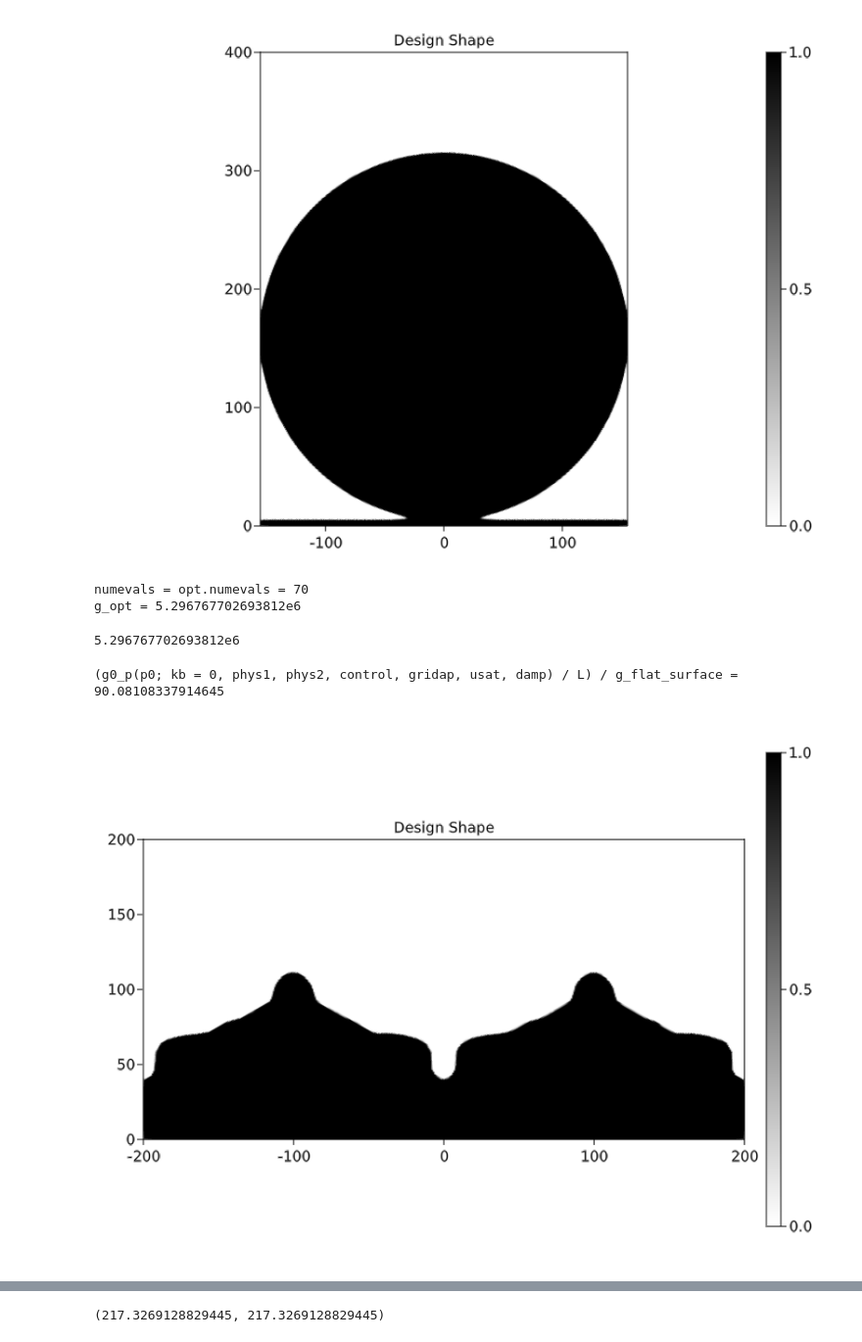
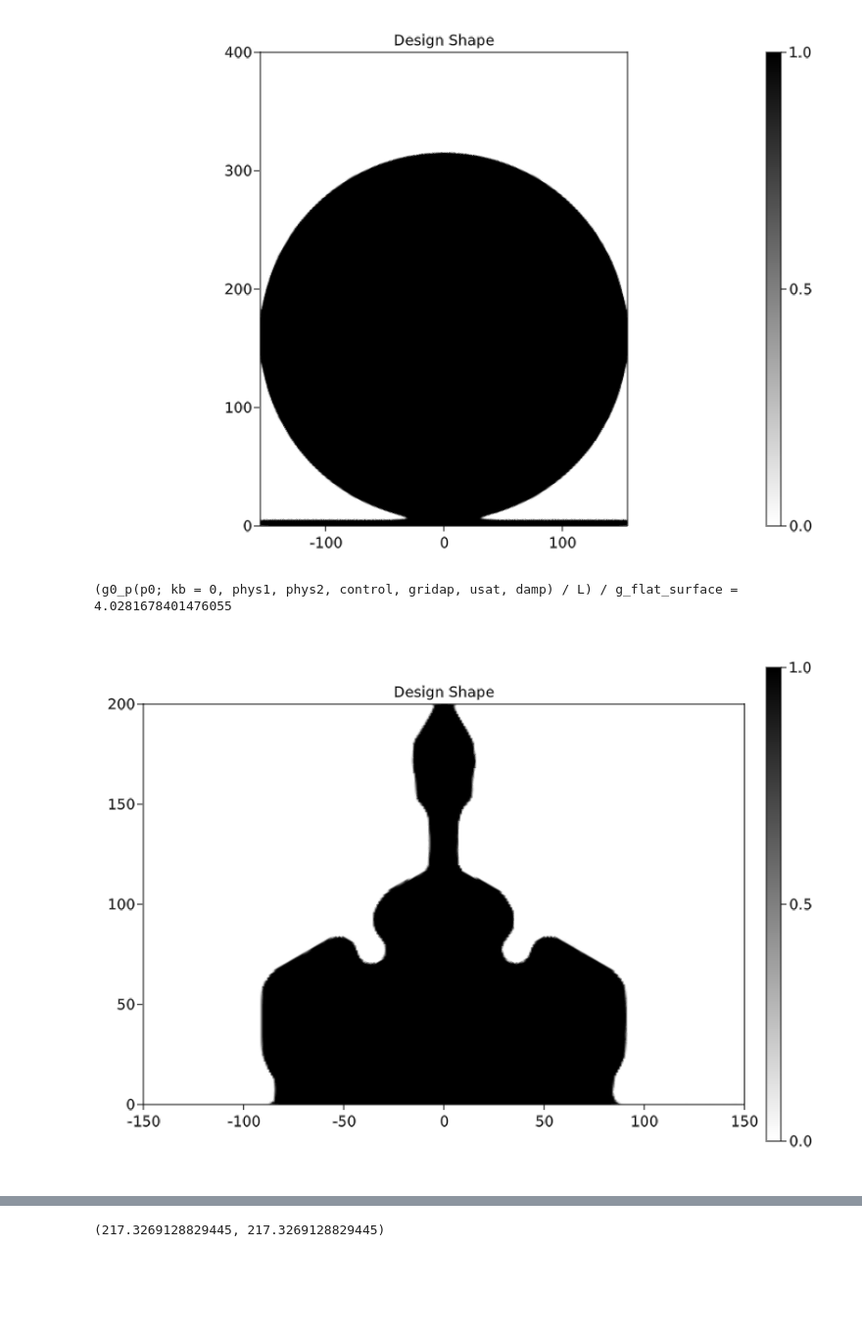
Before and after one commit to WenjieYao/RamanInFluid, a Jupyter notebook: Main.ipynb, the cells around one changed output, grey strips where cells are left out. Shown: that part at 98% size. Drawn from its saved outputs; the diff is of its cells as text; code cells hidden in the pictures; blank space fills up the shorter version.

```diff
--- a/Main.ipynb
+++ b/Main.ipynb
@@ -40,7 +40,7 @@ nm1,nm2
 # %%
 hr = (λ1+λ2)/nf/4          # Height of Raman molecule
 # Geometry parameters of the mesh
-L = 400           # Length of the normal region
+L = 300           # Length of the normal region
 hair = 500 + hr       # Height of the air region
 hs = 300 + hr         # Height of the source location in air
 ht = 200 + hr         # Height of the target location in air
@@ -251,7 +251,7 @@ d_list = [1e-4, 5e-4, 1e-3, 5e-3, 1e-2, 1e-2, 1e-2]*1e3
 g_opt = 0
 usat = (10)^2/4
 #damp = 1
-for bi = 6 : 6
+for bi = 5 : 6
     β = β_list[bi]
     α = 1/(2*Q_list[bi])
     damp = d_list[bi] * 10 / usat
@@ -263,18 +263,18 @@ for bi = 6 : 6
         control = ControllingParameters(flag_f, flag_t, r, β, η, α, nparts, nkx, K, Amp, Bp, pv, c, ηe, ηd, hrd)
     end
 
-#     if bi == 1
-#         g_opt, p_opt = g0_p_optimize(p_init, 1e-8, 70; phys1, phys2, control, gridap, usat, damp)
+    if bi == 0
+        g_opt, p_opt = g0_p_optimize(p_init, 1e-8, 70; phys1, phys2, control, gridap, usat, damp)
+
+    else
+        g_opt, p_opt = g0_p_optimize([], 1e-8, 70; phys1, phys2, control, gridap, usat, damp)
+    end
+#     if bi == 6
+#         g_opt, p_opt = g0_p_optimize(p_init, 1e-12, 70; phys1, phys2, control, gridap)
 
 #     else
-#         g_opt, p_opt = g0_p_optimize([], 1e-8, 70; phys1, phys2, control, gridap, usat, damp)
+#         g_opt, p_opt = g0_p_optimize([], 1e-12, 70; phys1, phys2, control, gridap)
 #     end
-    if bi == 6
-        g_opt, p_opt = g0_p_optimize(p_init, 1e-12, 70; phys1, phys2, control, gridap)
-
-    else
-        g_opt, p_opt = g0_p_optimize([], 1e-12, 70; phys1, phys2, control, gridap)
-    end
     if isfile("p_opt.value.txt")
         run(`rm p_opt_value.txt`)
     end
@@ -289,17 +289,13 @@ for bi = 6 : 6
     end
 end
 @show g_opt
-# %% [output]
-numevals = opt.numevals = 70
-g_opt = 5.296767702693812e6
-5.296767702693812e6
 # %%
 # Output and view
 ImportFromFile = true
 N = num_free_dofs(gridap.FE_U)
 if ImportFromFile
     #p_max = readdlm("cloud/task5/p_opt_value.txt", Float64)
-    p_max = readdlm("p_opt_value.txt", Float64)
+    p_max = p_init#readdlm("p_opt_value.txt", Float64)
     p0 = p_max[:]
 #     p_cutoff = 0.5
 #     p0[p0.<p_cutoff] .= 0.0
@@ -307,36 +303,36 @@ if ImportFromFile
 else
     p0 = zeros(gridap.np)
 end
 
 kb = 0
-usat = Inf #(20)^2/4
+usat = (10)^2/4
 damp = 100 / usat
 
 pf_vec = pf_p0(p0; control, gridap)
 pfh = FEFunction(gridap.FE_Pf, pf_vec)
 pth = (pf -> Threshold(pf; control)) ∘ pfh
 A1_mat = MatrixA(pth, kb; phys=phys1, control, gridap)
 b1_vec = assemble_vector(v->(∫(v)gridap.dΓ_s), gridap.FE_V)
 u1_vec = A1_mat \ b1_vec
 u1h = FEFunction(gridap.FE_U, u1_vec)
 
 A2_mat = MatrixA(pth, kb; phys=phys2, control, gridap)
 o_vec = VectorO(1, 1; gridap)
 v2_vec = A2_mat' \ o_vec
 v2h = FEFunction(gridap.FE_U, v2_vec)
 
 @show g0_p(p0; kb=0, phys1, phys2, control, gridap, usat, damp)/L/g_flat_surface
 
 fig, ax, plt = plot(gridap.Ω, pth, colormap = :binary)
 Colorbar(fig[1,2], plt)
 ax.aspect = AxisAspect(L/(hd))
 ax.title = "Design Shape"
 limits!(ax, -L/2, L/2, 0, hd)
 save("Results/shape.png", fig)
 fig
 # %% [output]
-(g0_p(p0; kb = 0, phys1, phys2, control, gridap, usat, damp) / L) / g_flat_surface = 90.08108337914645
+(g0_p(p0; kb = 0, phys1, phys2, control, gridap, usat, damp) / L) / g_flat_surface = 4.0281678401476055
-[figure, old version]
+[figure, new version]
 # %%
 # A1_mat = MatrixA(pth, 0; phys=phys1, control, gridap)
 # b1_vec = assemble_vector(v->(∫(v)gridap.dΓ_s), gridap.FE_V)
```
Also changed, not shown: parts of 5 cells of this notebook, 9 other files.
